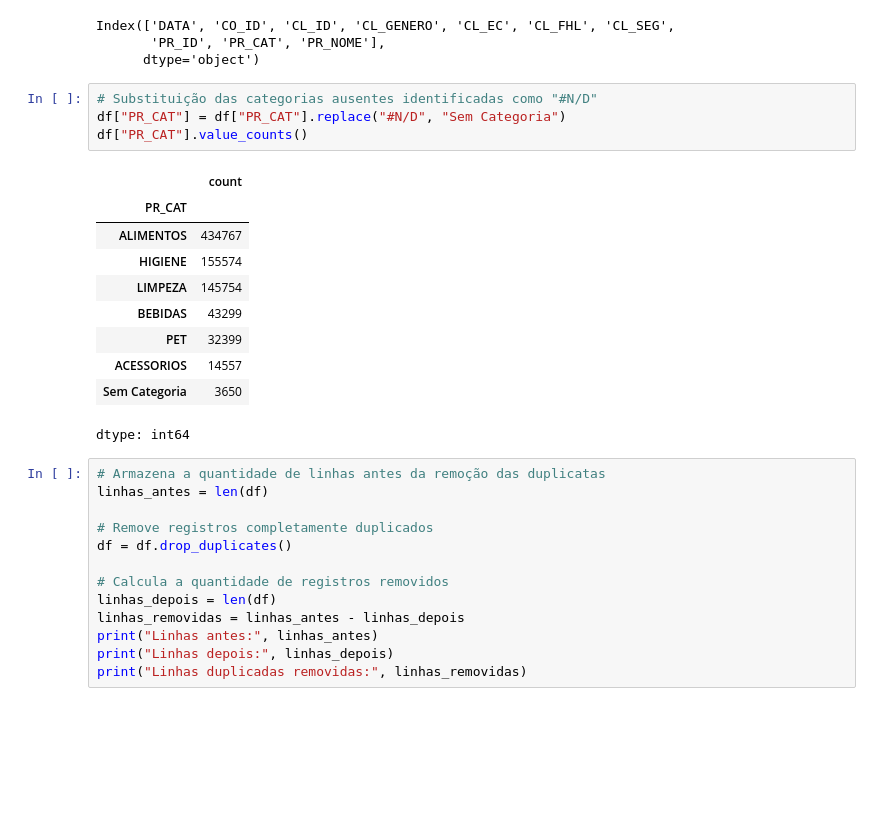
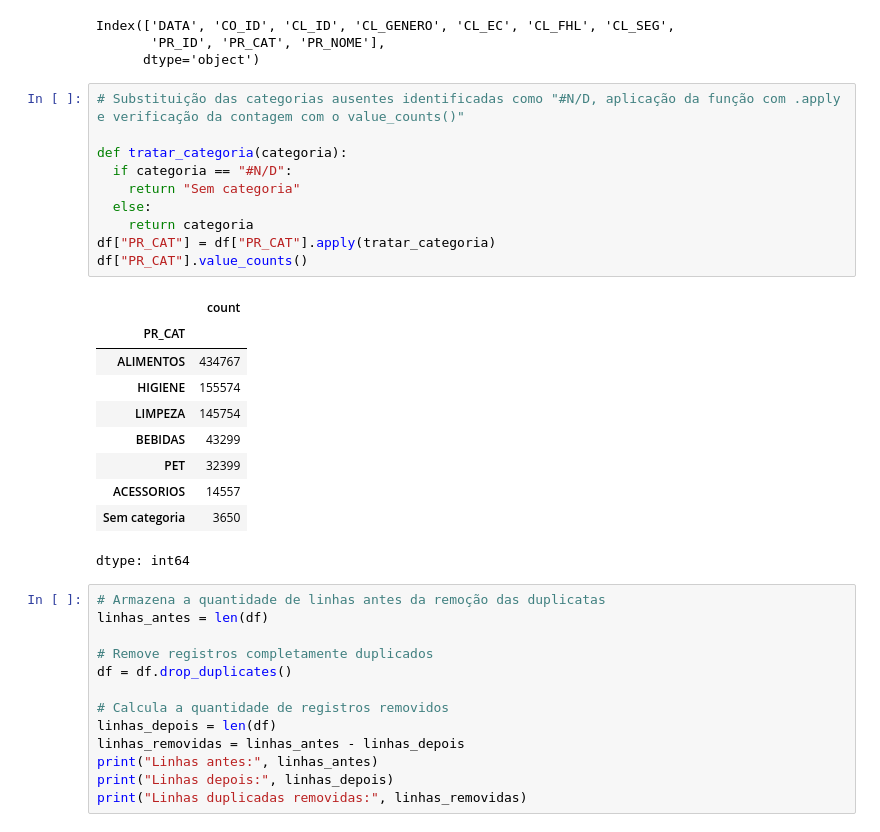
Before and after one commit to brunahariadni/Miniprojeto_Bruna_Analise_de_Dados_T6, a Jupyter notebook: Miniprojeto_Bruna_Analise_de_Dados_T6.ipynb, the cells around one changed output. Saved outputs shown, nothing was run; the diff lists cells and outputs as text; blank space fills up the shorter version.

Commit message:
Ajustando tratamento de categorias com if else

```diff
--- a/Miniprojeto_Bruna_Analise_de_Dados_T6.ipynb
+++ b/Miniprojeto_Bruna_Analise_de_Dados_T6.ipynb
@@ -127,19 +127,25 @@ Index(['DATA', 'CO_ID', 'CL_ID', 'CL_GENERO', 'CL_EC', 'CL_FHL', 'CL_SEG',
        'PR_ID', 'PR_CAT', 'PR_NOME'],
       dtype='object')
 # %%
-# Substituição das categorias ausentes identificadas como "#N/D"
-df["PR_CAT"] = df["PR_CAT"].replace("#N/D", "Sem Categoria")
+# Substituição das categorias ausentes identificadas como "#N/D, aplicação da função com .apply e verificação da contagem com o value_counts()"
+
+def tratar_categoria(categoria):
+  if categoria == "#N/D":
+    return "Sem categoria"
+  else:
+    return categoria
+df["PR_CAT"] = df["PR_CAT"].apply(tratar_categoria)
 df["PR_CAT"].value_counts()
 # %% [output]
 |  | count |
 | PR_CAT |  |
 | ALIMENTOS | 434767 |
 | HIGIENE | 155574 |
 | LIMPEZA | 145754 |
 | BEBIDAS | 43299 |
 | PET | 32399 |
 | ACESSORIOS | 14557 |
-| Sem Categoria | 3650 |
+| Sem categoria | 3650 |
 dtype: int64
 # %%
 # Armazena a quantidade de linhas antes da remoção das duplicatas
```
Also changed, not shown: parts of 1 cell of this notebook.
